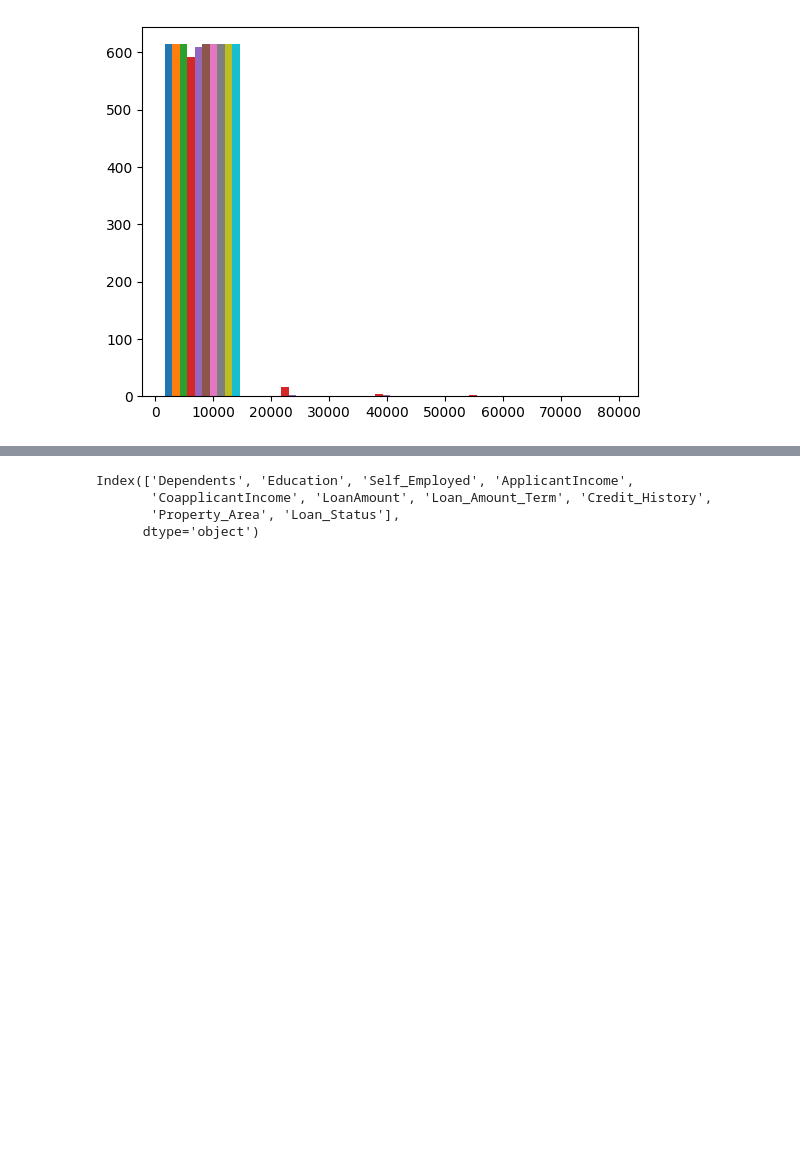
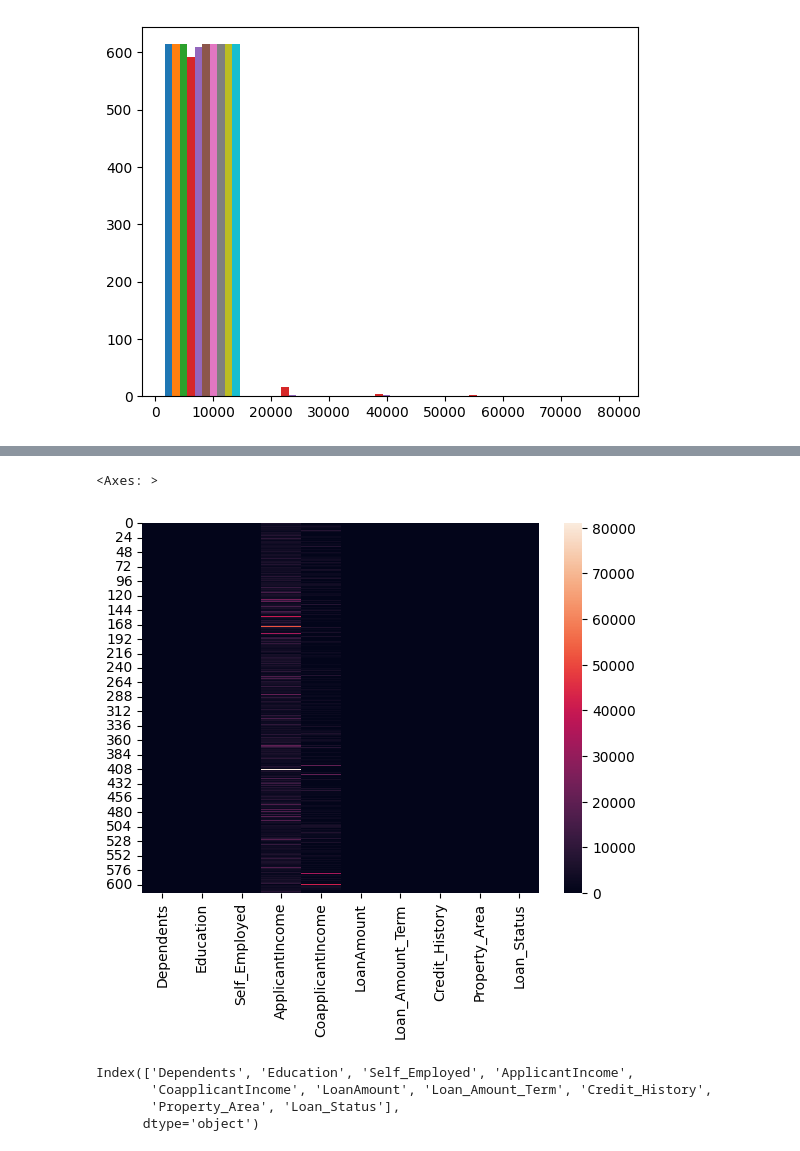
Before and after one commit to moiz02/DS, a Jupyter notebook: DS-main/DS_Project.ipynb, the cells around one changed output, grey strips where cells are left out. Saved outputs shown, nothing was run; the diff lists cells and outputs as text; code cells hidden in the pictures; blank space fills up the shorter version.

```diff
--- a/DS-main/DS_Project.ipynb
+++ b/DS-main/DS_Project.ipynb
@@ -181,3 +200,8 @@ plt.hist(df,bins=5)
+# %%
+sns.heatmap(df)
+# %% [output]
+<Axes: >
+[figure, added]
 # %%
 import statsmodels.formula.api as smf
 # %%
```
Also changed, not shown: parts of 3 cells of this notebook.
